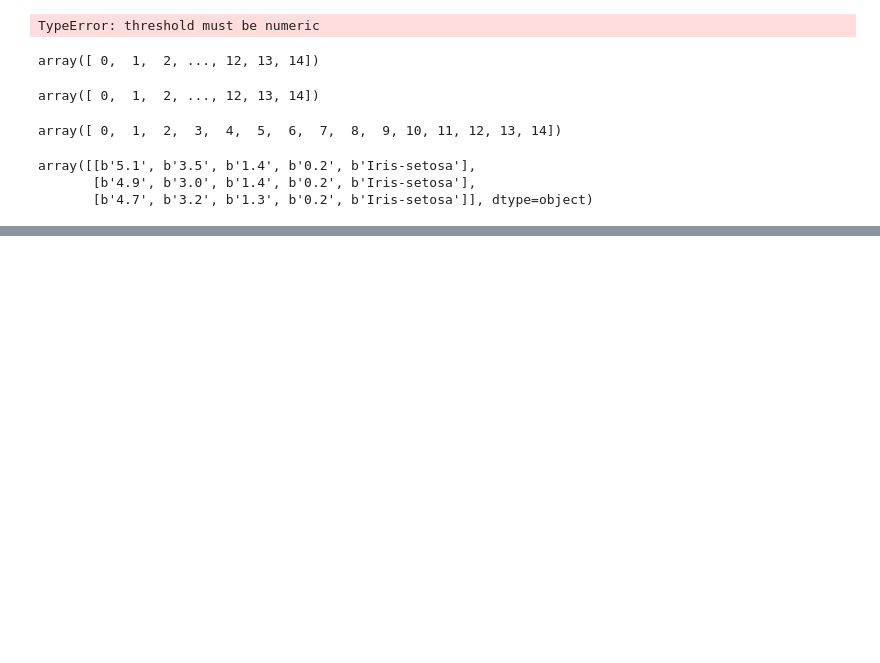
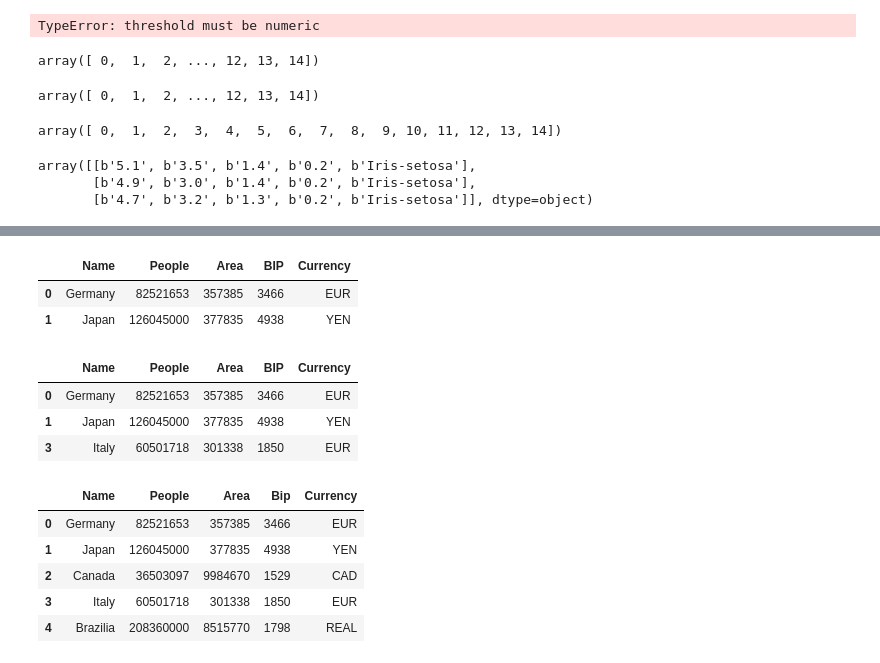
Before and after one commit to PierrevL/DA_Jupiter, a Jupyter notebook: Untitled.ipynb, the cells around one changed output, grey strips where cells are left out. Cells and saved outputs as stored; diff of their text form; code cells hidden in the pictures; blank space fills up the shorter version.

```diff
--- a/Untitled.ipynb
+++ b/Untitled.ipynb
@@ -251,0 +369,31 @@ array([[b'5.1', b'3.5', b'1.4', b'0.2', b'Iris-setosa'],
+# %%
+filepath = 'C:/Users/Pierr/workspaceJupiter/DA_Jupiter/test.csv'
+df = pd.read_csv(filepath, sep = ',', header='infer', names=None)
+df2 = df[df['BIP']>2000]
+df2
+# %% [output]
+|  | Name | People | Area | BIP | Currency |
+| 0 | Germany | 82521653 | 357385 | 3466 | EUR |
+| 1 | Japan | 126045000 | 377835 | 4938 | YEN |
+# %%
+filepath = 'C:/Users/Pierr/workspaceJupiter/DA_Jupiter/test.csv'
+df = pd.read_csv(filepath, sep = ',', header='infer', names=None)
+df2 = df[(df['People']>50000000) & (df['People']<150000000)]
+df2
+# %% [output]
+|  | Name | People | Area | BIP | Currency |
+| 0 | Germany | 82521653 | 357385 | 3466 | EUR |
+| 1 | Japan | 126045000 | 377835 | 4938 | YEN |
+| 3 | Italy | 60501718 | 301338 | 1850 | EUR |
+# %%
+filepath = 'C:/Users/Pierr/workspaceJupiter/DA_Jupiter/test.csv'
+df = pd.read_csv(filepath, sep = ',', header='infer', names=None)
+df2 = df.rename({'BIP': 'Bip'}, axis=1)
+df2
+# %% [output]
+|  | Name | People | Area | Bip | Currency |
+| 0 | Germany | 82521653 | 357385 | 3466 | EUR |
+| 1 | Japan | 126045000 | 377835 | 4938 | YEN |
+| 2 | Canada | 36503097 | 9984670 | 1529 | CAD |
+| 3 | Italy | 60501718 | 301338 | 1850 | EUR |
+| 4 | Brazilia | 208360000 | 8515770 | 1798 | REAL |
```
Also changed, not shown: parts of 13 cells of this notebook, 1 other file.
